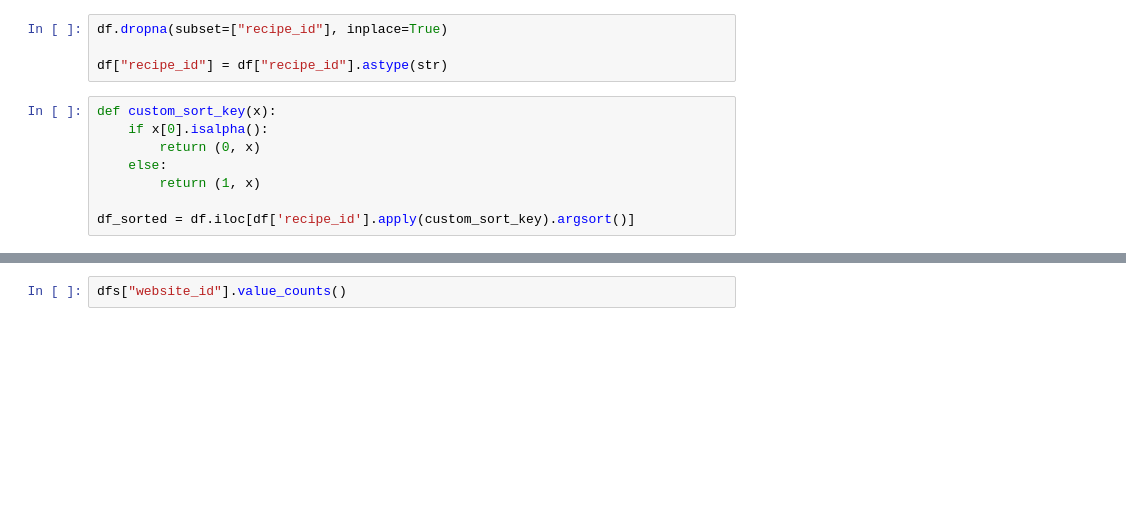
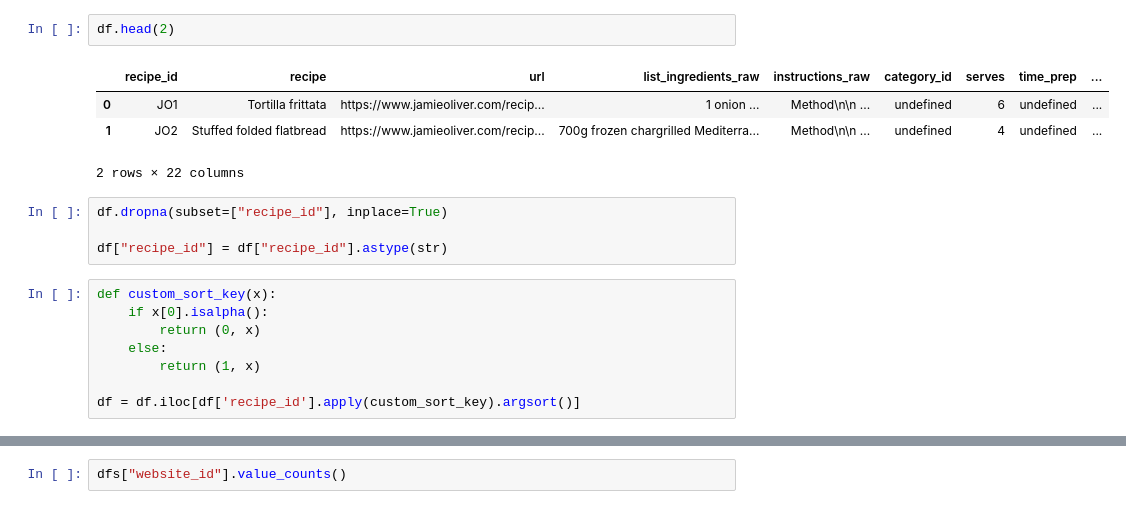
Before and after one commit to Pollybs/machine_learning_recommender, a Jupyter notebook: recommender_nlp.ipynb, the cells around one changed output, grey strips where cells are left out. Cells and saved outputs as stored; diff of their text form; blank space fills up the shorter version.

```diff
--- a/recommender_nlp.ipynb
+++ b/recommender_nlp.ipynb
@@ -70,3 +69,10 @@ df.fillna("")
+# %%
+df.head(2)
+# %% [output]
+|  | recipe_id | recipe | url | list_ingredients_raw | instructions_raw | category_id | serves | time_prep | ... |
+| 0 | JO1 | Tortilla frittata | https://www.jamieoliver.com/recip... | 1 onion ... | Method\n\n ... | undefined | 6 | undefined | ... |
+| 1 | JO2 | Stuffed folded flatbread | https://www.jamieoliver.com/recip... | 700g frozen chargrilled Mediterra... | Method\n\n ... | undefined | 4 | undefined | ... |
+2 rows × 22 columns
 # %%
 df.dropna(subset=["recipe_id"], inplace=True)
 
@@ -78,4 +84,4 @@ def custom_sort_key(x):
     else:
         return (1, x)
 
-df_sorted = df.iloc[df['recipe_id'].apply(custom_sort_key).argsort()]
+df = df.iloc[df['recipe_id'].apply(custom_sort_key).argsort()]
```
Also changed, not shown: parts of 65 cells of this notebook.
